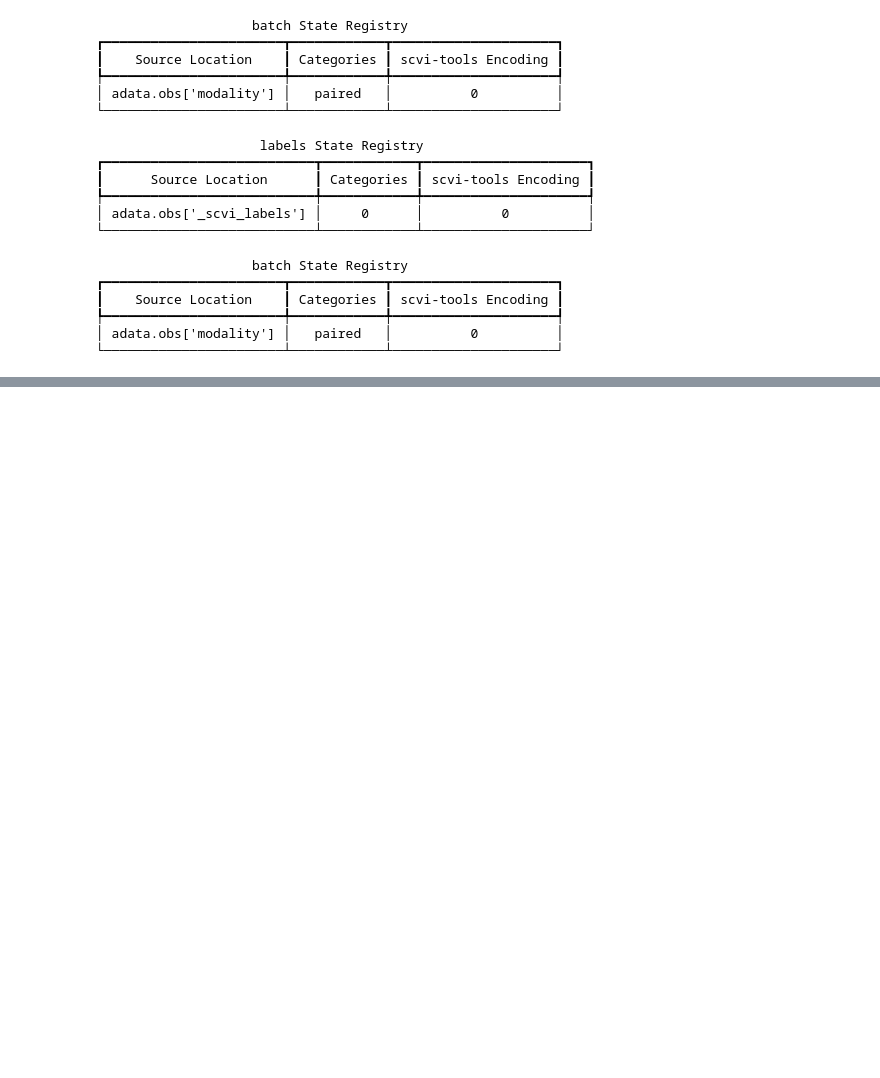
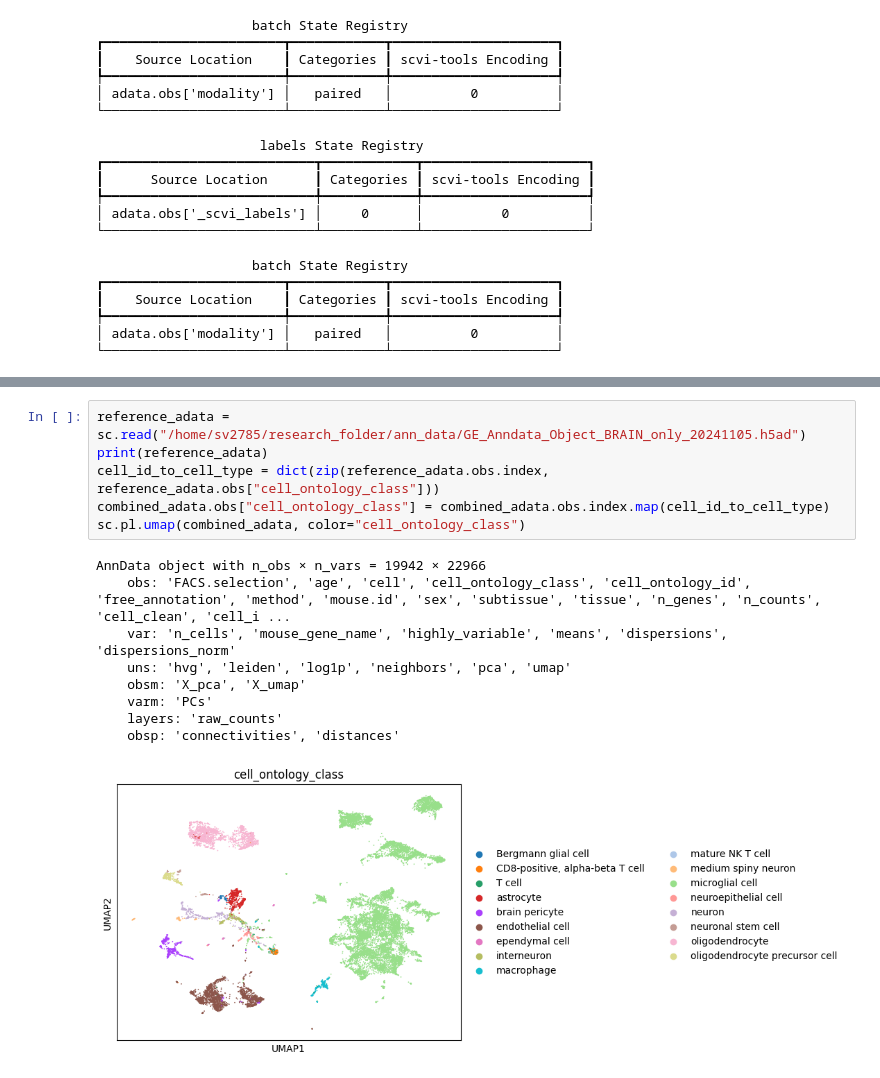
Before and after one commit to smritivaidyanathan/multivi_tools_splicing, a Jupyter notebook: multi_vi_splice_notebook.ipynb, the cells around one changed output, grey strips where cells are left out. Drawn from its saved outputs; the diff is of its cells as text; blank space fills up the shorter version.

```diff
--- a/multi_vi_splice_notebook.ipynb
+++ b/multi_vi_splice_notebook.ipynb
@@ -135,0 +153,16 @@ NameError: name 'exit' is not defined
+# %%
+reference_adata = sc.read("/home/sv2785/research_folder/ann_data/GE_Anndata_Object_BRAIN_only_20241105.h5ad")
+print(reference_adata)
+cell_id_to_cell_type = dict(zip(reference_adata.obs.index, reference_adata.obs["cell_ontology_class"]))
+combined_adata.obs["cell_ontology_class"] = combined_adata.obs.index.map(cell_id_to_cell_type)
+sc.pl.umap(combined_adata, color="cell_ontology_class")
+# %% [output]
+AnnData object with n_obs × n_vars = 19942 × 22966
+    obs: 'FACS.selection', 'age', 'cell', 'cell_ontology_class', 'cell_ontology_id', 'free_annotation', 'method', 'mouse.id', 'sex', 'subtissue', 'tissue', 'n_genes', 'n_counts', 'cell_clean', 'cell_i ...
+    var: 'n_cells', 'mouse_gene_name', 'highly_variable', 'means', 'dispersions', 'dispersions_norm'
+    uns: 'hvg', 'leiden', 'log1p', 'neighbors', 'pca', 'umap'
+    obsm: 'X_pca', 'X_umap'
+    varm: 'PCs'
+    layers: 'raw_counts'
+    obsp: 'connectivities', 'distances'
+[figure, added]
```
Also changed, not shown: parts of 9 cells of this notebook.
